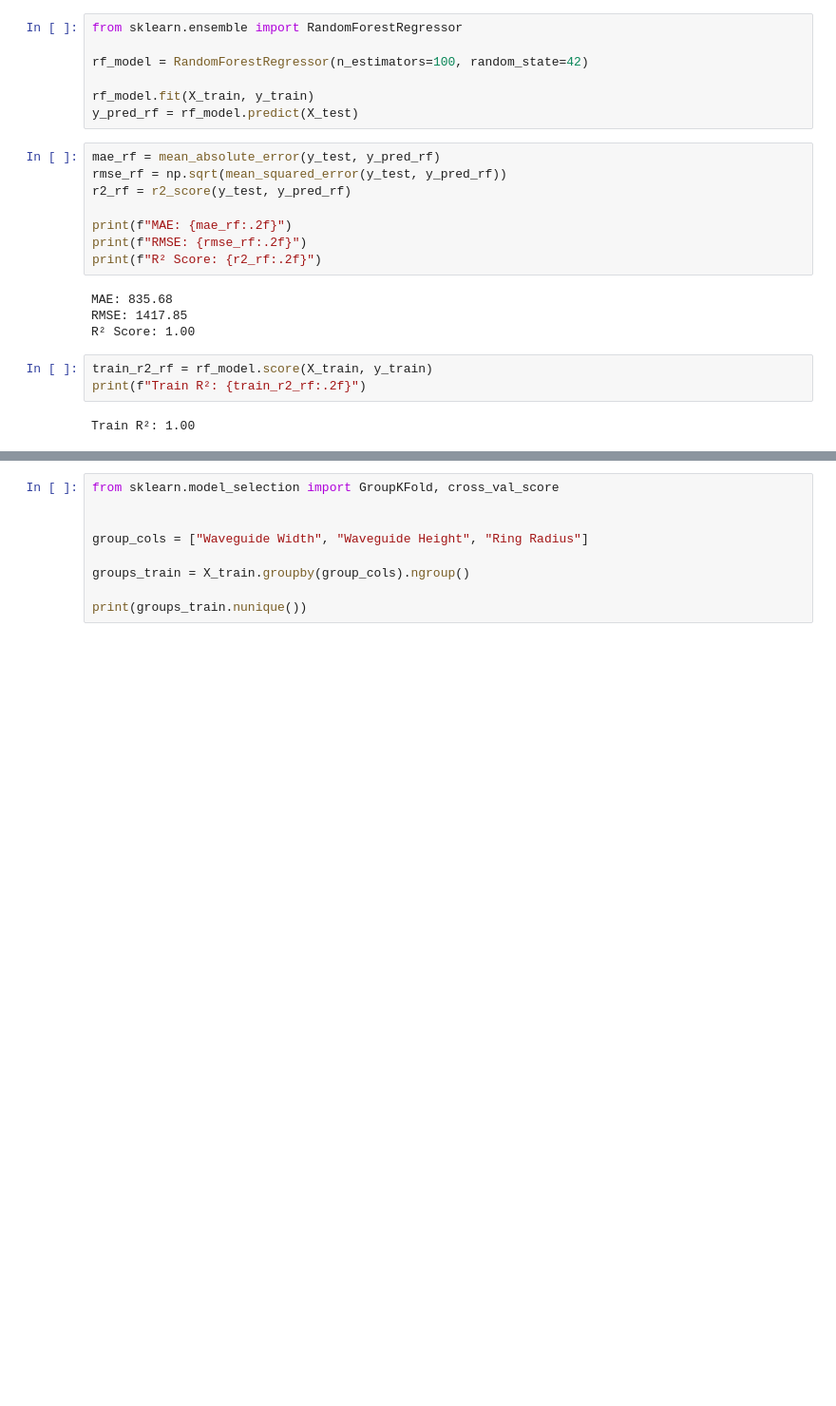
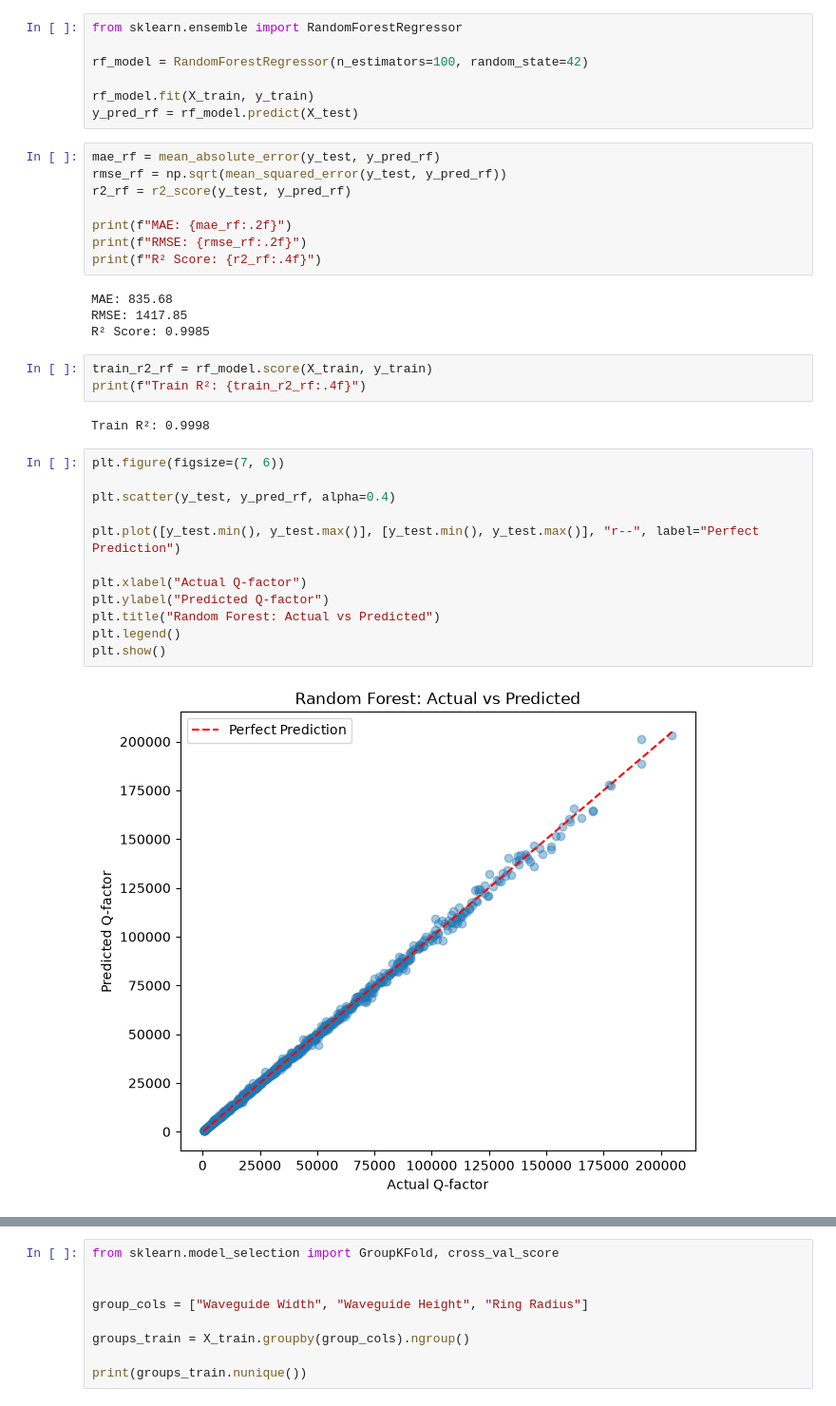
Before and after one commit to Seabass03/microresonator-qfactor-ml, a Jupyter notebook: microresonator_analysis.ipynb, the cells around one changed output, grey strips where cells are left out. Shown at 95% size. Saved outputs shown, nothing was run; the diff lists cells and outputs as text; blank space fills up the shorter version.

```diff
--- a/microresonator_analysis.ipynb
+++ b/microresonator_analysis.ipynb
@@ -330,13 +327,27 @@ r2_rf = r2_score(y_test, y_pred_rf)
 
 print(f"MAE: {mae_rf:.2f}")
 print(f"RMSE: {rmse_rf:.2f}")
-print(f"R² Score: {r2_rf:.2f}")
+print(f"R² Score: {r2_rf:.4f}")
 # %% [output]
 MAE: 835.68
 RMSE: 1417.85
-R² Score: 1.00
+R² Score: 0.9985
 # %%
 train_r2_rf = rf_model.score(X_train, y_train)
-print(f"Train R²: {train_r2_rf:.2f}")
+print(f"Train R²: {train_r2_rf:.4f}")
 # %% [output]
-Train R²: 1.00
+Train R²: 0.9998
+# %%
+plt.figure(figsize=(7, 6))
+
+plt.scatter(y_test, y_pred_rf, alpha=0.4)
+
+plt.plot([y_test.min(), y_test.max()], [y_test.min(), y_test.max()], "r--", label="Perfect Prediction")
+
+plt.xlabel("Actual Q-factor")
+plt.ylabel("Predicted Q-factor")
+plt.title("Random Forest: Actual vs Predicted")
+plt.legend()
+plt.show()
+# %% [output]
+[figure, added]
```
Also changed, not shown: parts of 9 cells of this notebook.
